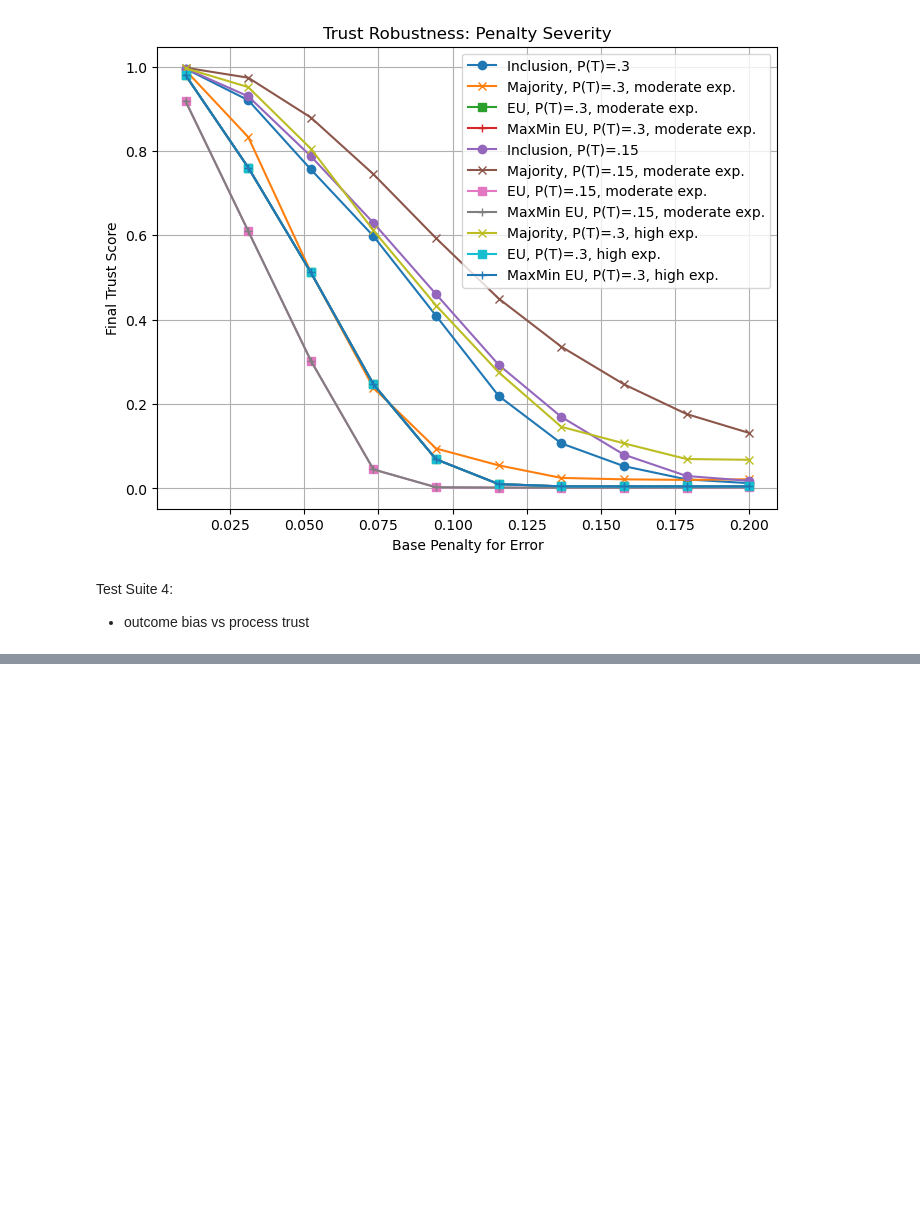
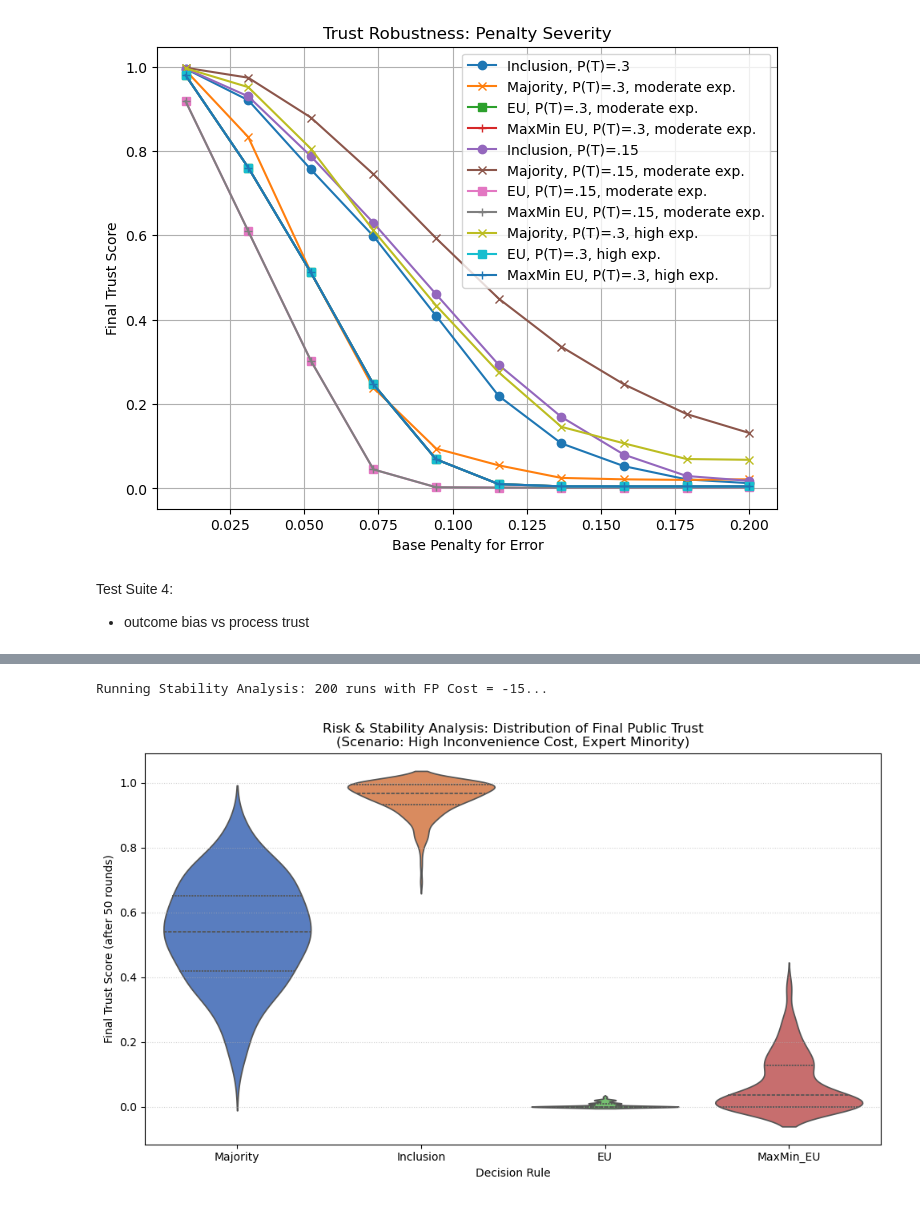
Before and after one commit to g4v4g4i/fast-science-policy-sim, a Jupyter notebook: advisory-board-fast-science.ipynb, the cells around one changed output, grey strips where cells are left out. Cells and saved outputs as stored; diff of their text form; code cells hidden in the pictures; blank space fills up the shorter version.

```diff
--- a/advisory-board-fast-science.ipynb
+++ b/advisory-board-fast-science.ipynb
@@ -716,0 +971,63 @@ KeyError: 'Inclusion_Trust_Mean'
+# %%
+def run_stability_analysis(fp_cost=-15, n_runs=200):
+    """
+    Runs the simulation n_runs times for a SINGLE parameter setting.
+    Collects raw data (no averaging) to visualize distribution/risk.
+    """
+    data = []
+
+    print(f"Running Stability Analysis: {n_runs} runs with FP Cost = {fp_cost}...")
+
+    for i in range(n_runs):
+        # 1. Setup a specific 'High Stakes' Simulation
+        # We use minority_type='expert' to see if Inclusion works even under ideal conditions
+        sim = Simulation(
+            fp_cost=fp_cost,      # High penalty for False Positives
+            minority_type='expert',
+            ground_p=0.3,         # 30% chance of real threat
+            leaning_p=0.6,        # .6 High chance of consensus
+            polarization_p=0.2,   # .2
+            leaning_maj_mean_u=0.4
+        )
+
+        # 2. Run the simulation for 50 rounds
+        for _ in range(50):
+            sim.run_round()
+
+        # 3. Collect Raw Outcomes (Long Format for Seaborn)
+        for rule in ['Majority', 'Inclusion', 'EU', 'MaxMin_EU']:
+            data.append({
+                'Run_ID': i,
+                'Decision Rule': rule,
+                'Final Trust': sim.trust_scores[rule],
+                'Final Utility': sim.utilities[rule]
+            })
+
+    return pd.DataFrame(data)
+
+# --- Execute and Plot ---
+
+# Run the analysis
+df_stability = run_stability_analysis(fp_cost=-15, n_runs=200)
+
+# Generate Violin Plot
+plt.figure(figsize=(10, 6))
+sns.violinplot(
+    data=df_stability,
+    x='Decision Rule',
+    y='Final Trust',
+    hue='Decision Rule',
+    palette='muted',
+    inner='quartile',  # Draws lines for the 25th, 50th, 75th percentiles
+    legend=False
+)
+
+plt.title('Risk & Stability Analysis: Distribution of Final Public Trust\n(Scenario: High Inconvenience Cost, Expert Minority)')
+plt.ylabel('Final Trust Score (after 50 rounds)')
+plt.grid(True, axis='y', linestyle=':', alpha=0.6)
+
+plt.tight_layout()
+plt.show()
+# %% [output]
+Running Stability Analysis: 200 runs with FP Cost = -15...
+[figure, added]
```
Also changed, not shown: parts of 10 cells of this notebook.
